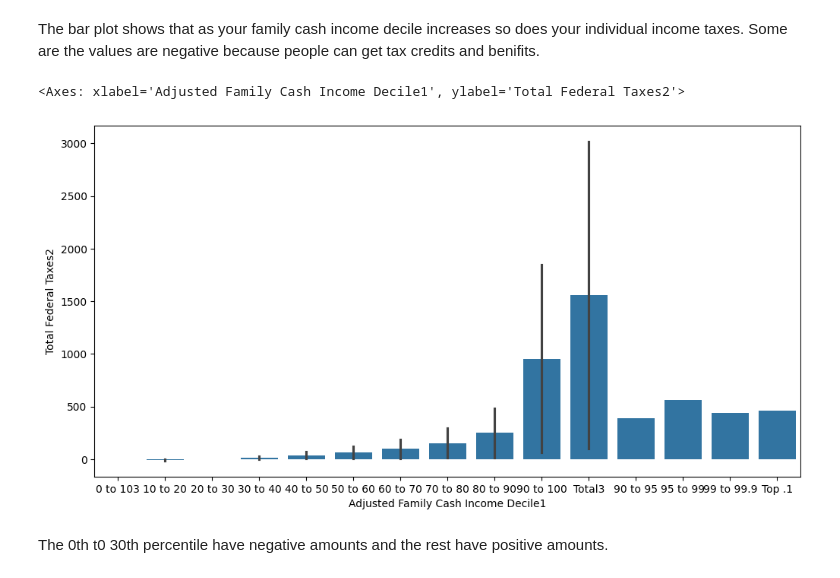
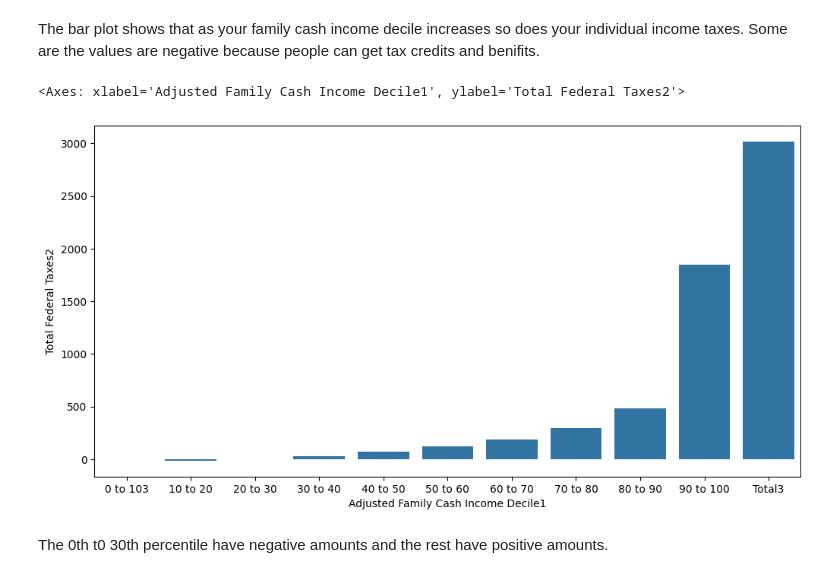
Before and after one commit to EBaner/visualization, a Jupyter notebook: assignment/assignment.ipynb, the cells around one changed output. Drawn from its saved outputs; the diff is of its cells as text; code cells hidden in the pictures.

```diff
--- a/assignment/assignment.ipynb
+++ b/assignment/assignment.ipynb
@@ -371,7 +377,7 @@ df.head(50)
 | 64 | Top .1 | NaN | NaN | NaN | ... |
 # %%
 plt.figure(figsize=(12, 6))
-df = df.iloc[:27]
-sns.barplot(data=df,x='Adjusted Family Cash Income Decile1', y='Individual Income Taxes')
+short = df.iloc[:11]
+sns.barplot(data=short,x='Adjusted Family Cash Income Decile1', y='Individual Income Taxes')
 # %% [output]
 <Axes: xlabel='Adjusted Family Cash Income Decile1', ylabel='Individual Income Taxes'>
@@ -379,11 +385,11 @@ sns.barplot(data=df,x='Adjusted Family Cash Income Decile1', y='Individual Incom
 # %% [markdown]
 The bar plot shows that as your family cash income decile increases so does your individual income taxes. Some are the values are negative because people can get tax credits and benifits.
 # %%
-df = df.iloc[:27]
+
 plt.figure(figsize=(12, 6))
-sns.barplot(data=df,x='Adjusted Family Cash Income Decile1', y='Total Federal Taxes2')
+sns.barplot(data=short,x='Adjusted Family Cash Income Decile1', y='Total Federal Taxes2')
 # %% [output]
 <Axes: xlabel='Adjusted Family Cash Income Decile1', ylabel='Total Federal Taxes2'>
-[figure, old version]
+[figure, new version]
 # %% [markdown]
 The 0th t0 30th percentile have negative amounts and the rest have positive amounts.
```
Also changed, not shown: parts of 8 cells of this notebook.
